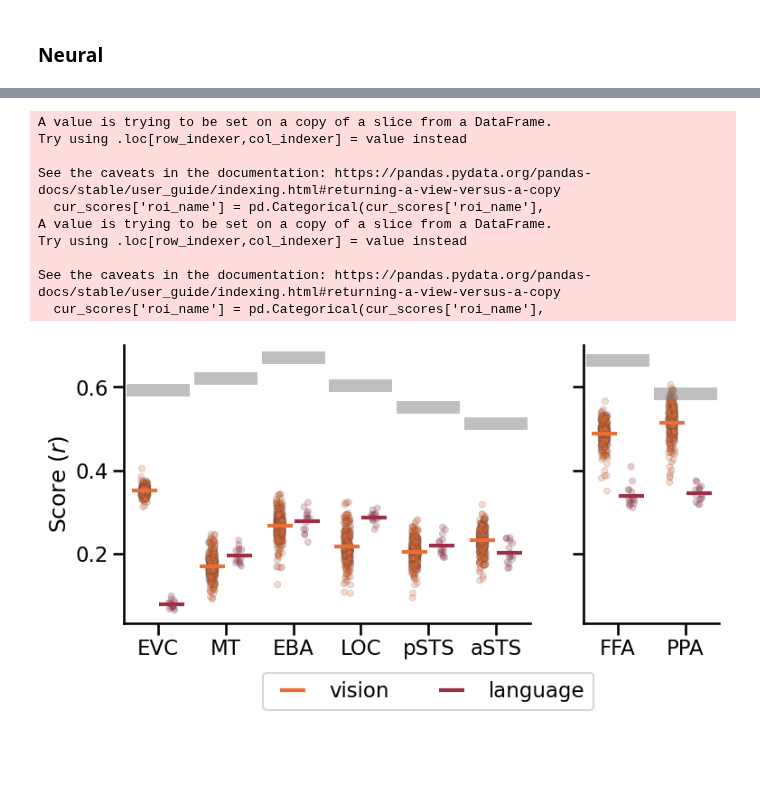
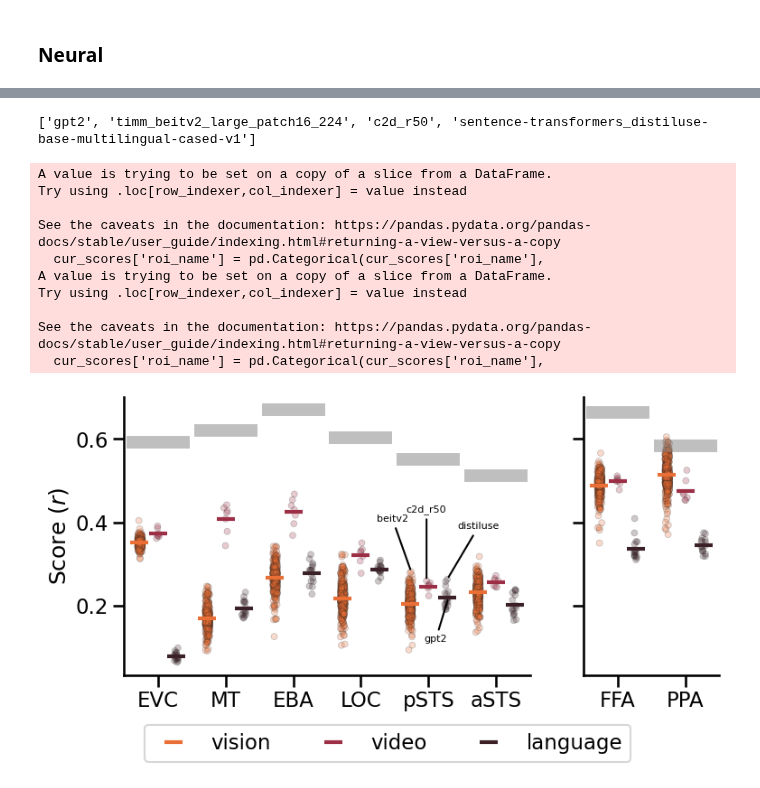
Before and after one commit to Isik-lab/SIfMRI_modeling, a Jupyter notebook: notebooks/behavior_results.ipynb, the cells around one changed output, grey strips where cells are left out. Cells and saved outputs as stored; diff of their text form; code cells hidden in the pictures; blank space fills up the shorter version.

```diff
--- a/notebooks/behavior_results.ipynb
+++ b/notebooks/behavior_results.ipynb
@@ -21,7 +24,7 @@ rois = ['EVC', 'MT', 'EBA', 'LOC', 'pSTS', 'aSTS', 'FFA', 'PPA']
 # %% [markdown]
 ### Behavior
 # %%
-files = glob(f'../data/interim/VisionBehaviorEncoding/*.csv.gz')
+files = glob(f'../data/interim/VisionBehaviorEncoding/grouped_average/*.*.gz')
 files.sort(key=os.path.getmtime)
 df = []
 for file in files:
@@ -134,7 +132,7 @@ for i_ax, (ax, cur_rois) in enumerate(zip(axes, [['EVC', 'MT', 'EBA', 'LOC', 'pS
     strip_collections = ax.collections
     sns.pointplot(x='roi_name', y='reliability', data=cur_scores,
                   ax=ax, linestyle="none", errorbar=None,
-                  marker="_", markersize=50, markeredgewidth=10,
+                  marker="_", markersize=30, markeredgewidth=10,
                   color='gray', alpha=.5, zorder=1)
     if i_ax == 0:
         sns.pointplot(x='roi_name', y='score', hue='set', data=cur_scores,
@@ -586,5 +618,4 @@ max_scores = df.groupby(['subj_id', 'roi_name', 'model_uid', 'model_class']).mea
 max_scores = max_scores.groupby(['roi_name', 'model_uid', 'model_class']).mean(numeric_only=True).reset_index()
 max_scores = max_scores.loc[max_scores.roi_name.isin(rois)].reset_index(drop=True)
 
-max_scores['model_class'] = pd.Categorical(max_scores['model_class'], categories=['vision', 'language'], ordered=True)
-max_scores.head()
+max_scores['model_class'] = pd.Categorical(max_scores['model_class'], categories=['vision', 'video', 'language'], ordered=True)
@@ -598,53 +622,86 @@ max_scores.head()
+# %%
+max_scores_index = max_scores.set_index(['roi_name', 'model_class', 'model_uid'])['test_score']
+model_uids_to_annotate = ['gpt2']
+model_uids_to_annotate += [max_scores_index.loc['pSTS', 'vision'].idxmax()]
+model_uids_to_annotate += [max_scores_index.loc['pSTS', 'video'].idxmax()]
+model_uids_to_annotate += [max_scores_index.loc['pSTS', 'language'].idxmax()]
+print(model_uids_to_annotate)
+model_name_to_show = ['gpt2', 'beitv2', 'c2d_r50', 'distiluse']
+rename_mapping = {key: val for key, val in zip(model_uids_to_annotate, model_name_to_show)}
+offset_positions = [(-10, -35), (-15, 40), (0, 55), (25, 40)]
+offset_mapping = {key: val for key, val in zip(model_uids_to_annotate, offset_positions)}
+annotation_roi = 'pSTS'
+dodge_amount = 0.2  # Adjust based on your seaborn stripplot dodge parameter
+# %% [output]
+['gpt2', 'timm_beitv2_large_patch16_224', 'c2d_r50', 'sentence-transformers_distiluse-base-multilingual-cased-v1']
 # %%
 _, axes = plt.subplots(1, 2, figsize=(8.5,4), gridspec_kw={'width_ratios': [3, 1]},
                       sharey=True)
 sns.set_palette('icefire_r')
 color = ['gray', 'gray', 'gray']
-# sns.barplot(x='feature', y='score', hue='metric', data=max_scores,
-#             ax=ax, dodge=True, errorbar=None, palette=color,legend=False, zorder=0)
 for i_ax, (ax, cur_rois) in enumerate(zip(axes,
                                           [['EVC', 'MT', 'EBA', 'LOC', 'pSTS', 'aSTS'],
                                            ['FFA', 'PPA']])):
+    legend = True if i_ax == 0 else False
+    roi_positions = {roi: i for i, roi in enumerate(cur_rois)}
+
     cur_scores = max_scores[max_scores.roi_name.isin(cur_rois)]
     cur_scores['roi_name'] = pd.Categorical(cur_scores['roi_name'],
                                             categories=cur_rois, ordered=True)
     sns.stripplot(x='roi_name', y='test_score', hue='model_class', data=cur_scores,
-                  ax=ax, dodge=True, jitter=True, linewidth=.5, alpha=0.25, zorder=0, legend=False)
+                  ax=ax, dodge=True, jitter=True, linewidth=.5,
+                  alpha=0.25, zorder=0, legend=False)
+    strip_collections = ax.collections
     sns.pointplot(x='roi_name', y='reliability', data=cur_scores,
               linestyle="none", errorbar=None, color='gray',
               marker="_", markersize=50, markeredgewidth=10,
               alpha=.5, zorder=1, ax=ax)
-    if i_ax == 0:
-        sns.pointplot(x='roi_name', y='test_score', hue='model_class',
-                      data=cur_scores, legend=True,
-                      ax=ax, dodge=.4, linestyle="none", errorbar=None,
-                      marker="_", markersize=20, markeredgewidth=3, zorder=1)
-    else:
-        sns.pointplot(x='roi_name', y='test_score', hue='model_class',
-                      data=cur_scores, legend=False,
-                      ax=ax, dodge=.4, linestyle="none", errorbar=None,
-                      marker="_", markersize=20, markeredgewidth=3, zorder=1)
+    sns.pointplot(x='roi_name', y='test_score', hue='model_class',
+                  data=cur_scores, legend=legend,
+                  ax=ax, dodge=.55, linestyle="none", errorbar=None,
+                  marker="_", markersize=14, markeredgewidth=3, zorder=1)
+
+    # Loop through the DataFrame and annotate the points for select model_uids
+    for _, row in cur_scores.iterrows():
+        if (row['model_uid'] in model_uids_to_annotate and row['roi_name'] == annotation_roi):
+            # Get the index of the relevant stripplot
+            c_names = list(product(cur_rois, list(cur_scores.model_class.unique())))
+            matching_index = [index for index, (roi, mclass) in enumerate(c_names) if roi == annotation_roi and mclass == row['model_class']][0]
+            stripplot_points = strip_collections[matching_index].get_offsets()
+
+            # Find the closest point to the intended test_score
+            closest_point_idx = np.where(np.isclose(stripplot_points[:, 1], row['test_score']))[0][0]
+            closest_point = stripplot_points[closest_point_idx]
+
+            ax.annotate(rename_mapping[row['model_uid']],
+                        xy=closest_point,  # Use the closest stripplot point
+                        xytext=offset_mapping[row['model_uid']],  # Offset for the annotation
+                        textcoords='offset points',
+                        ha='center',
+                        fontsize=8,  # Adjust the text size if needed
+                        arrowprops=dict(arrowstyle="-", connectionstyle="arc3,rad=0"))
+
     ax.spines['top'].set_visible(False)
     ax.spines['right'].set_visible(False)
     xlabels = ax.get_xticklabels()
     ax.set_xticklabels(xlabels, ha='center')
     ax.set_xlabel('')
     if i_ax == 0:
         ax.set_ylabel('Score ($r$)')
-        ax.legend(loc='lower center', bbox_to_anchor=(0.75, -.35),
-                  ncol=2, fancybox=True)
+        ax.legend(loc='lower center', bbox_to_anchor=(0.65, -.35),
+                  ncol=3, fancybox=True)
 # %% [output]
 A value is trying to be set on a copy of a slice from a DataFrame.
 Try using .loc[row_indexer,col_indexer] = value instead
 
 See the caveats in the documentation: https://pandas.pydata.org/pandas-docs/stable/user_guide/indexing.html#returning-a-view-versus-a-copy
   cur_scores['roi_name'] = pd.Categorical(cur_scores['roi_name'],
 A value is trying to be set on a copy of a slice from a DataFrame.
 Try using .loc[row_indexer,col_indexer] = value instead
 
 See the caveats in the documentation: https://pandas.pydata.org/pandas-docs/stable/user_guide/indexing.html#returning-a-view-versus-a-copy
   cur_scores['roi_name'] = pd.Categorical(cur_scores['roi_name'],
-[figure, old version]
+[figure, new version]
 # %%
 _, axes = plt.subplots(1, 2, figsize=(8.5,4), gridspec_kw={'width_ratios': [3, 1]},
                       sharey=True)
```
Also changed, not shown: parts of 13 cells of this notebook, 4 other files.
